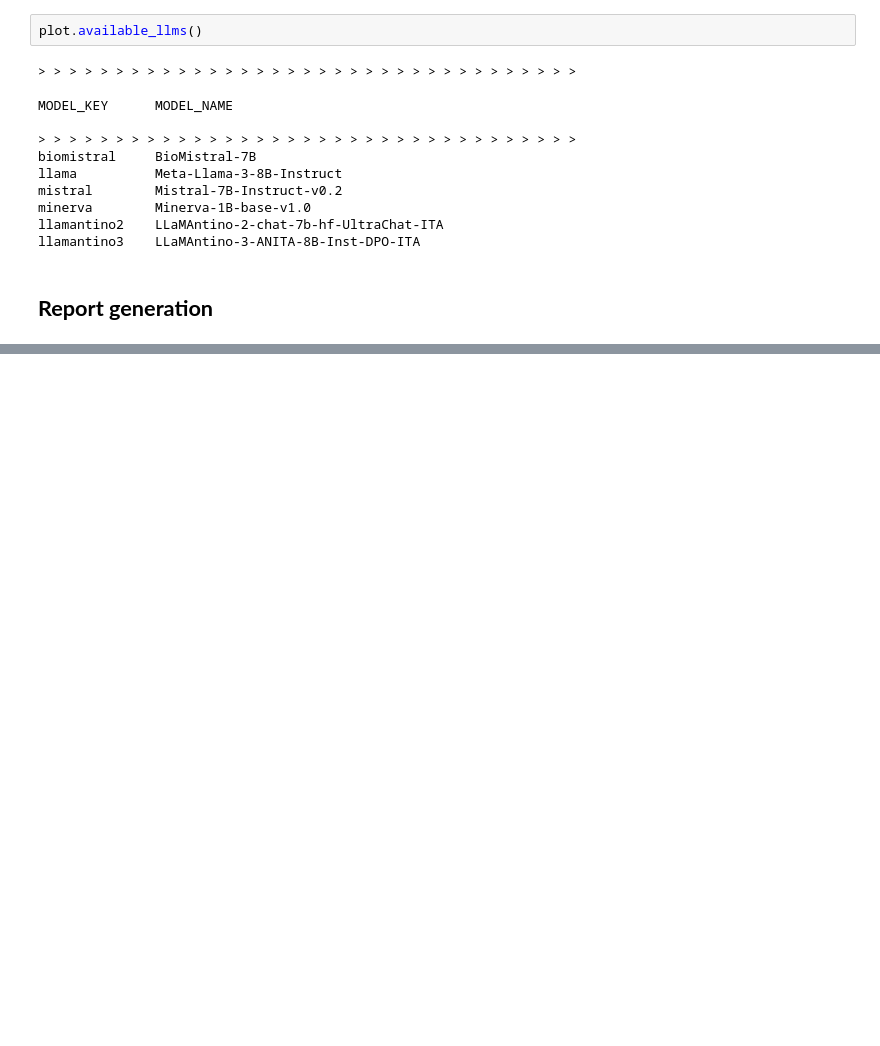
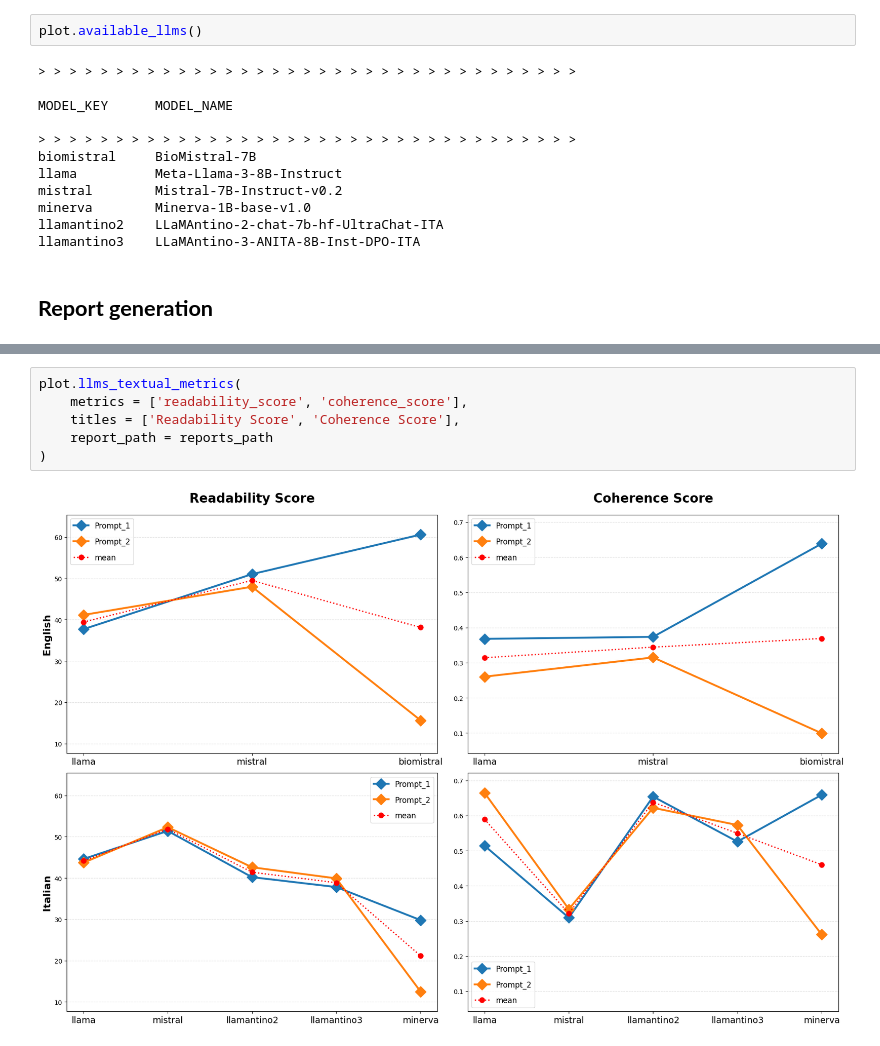
Before and after one commit to albertovalerio/brain-tumor-segmentation-with-explainability, a Jupyter notebook: notebooks/4-explainability.ipynb, the cells around one changed output, grey strips where cells are left out. Drawn from its saved outputs; the diff is of its cells as text; blank space fills up the shorter version.

```diff
--- a/notebooks/4-explainability.ipynb
+++ b/notebooks/4-explainability.ipynb
@@ -69,0 +144,8 @@ output, metrics = get_explanations(
+# %%
+plot.llms_textual_metrics(
+	metrics = ['readability_score', 'coherence_score'],
+	titles = ['Readability Score', 'Coherence Score'],
+	report_path = reports_path
+)
+# %% [output]
+[figure, added]
```
Also changed, not shown: parts of 15 cells of this notebook, 7 other files.
